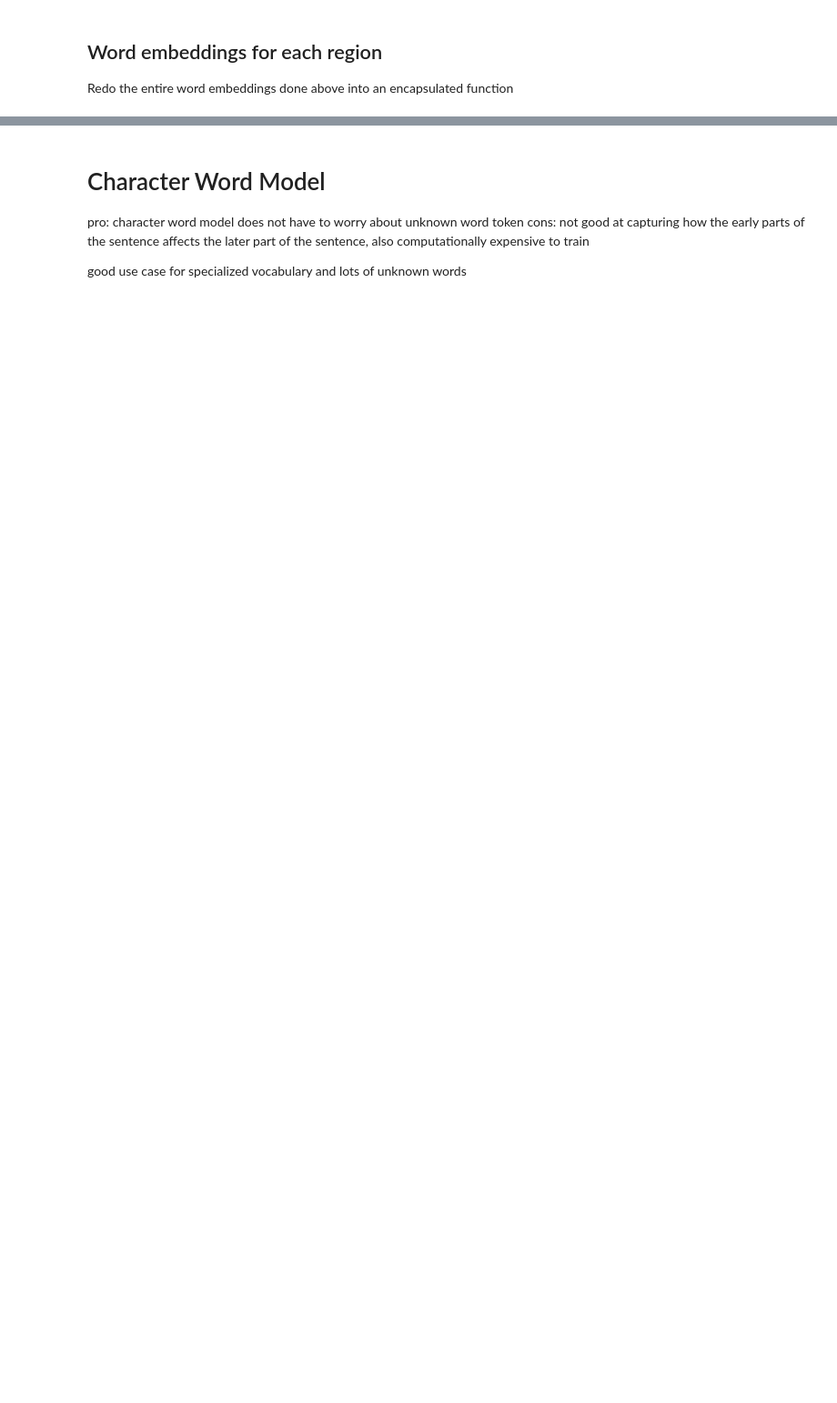
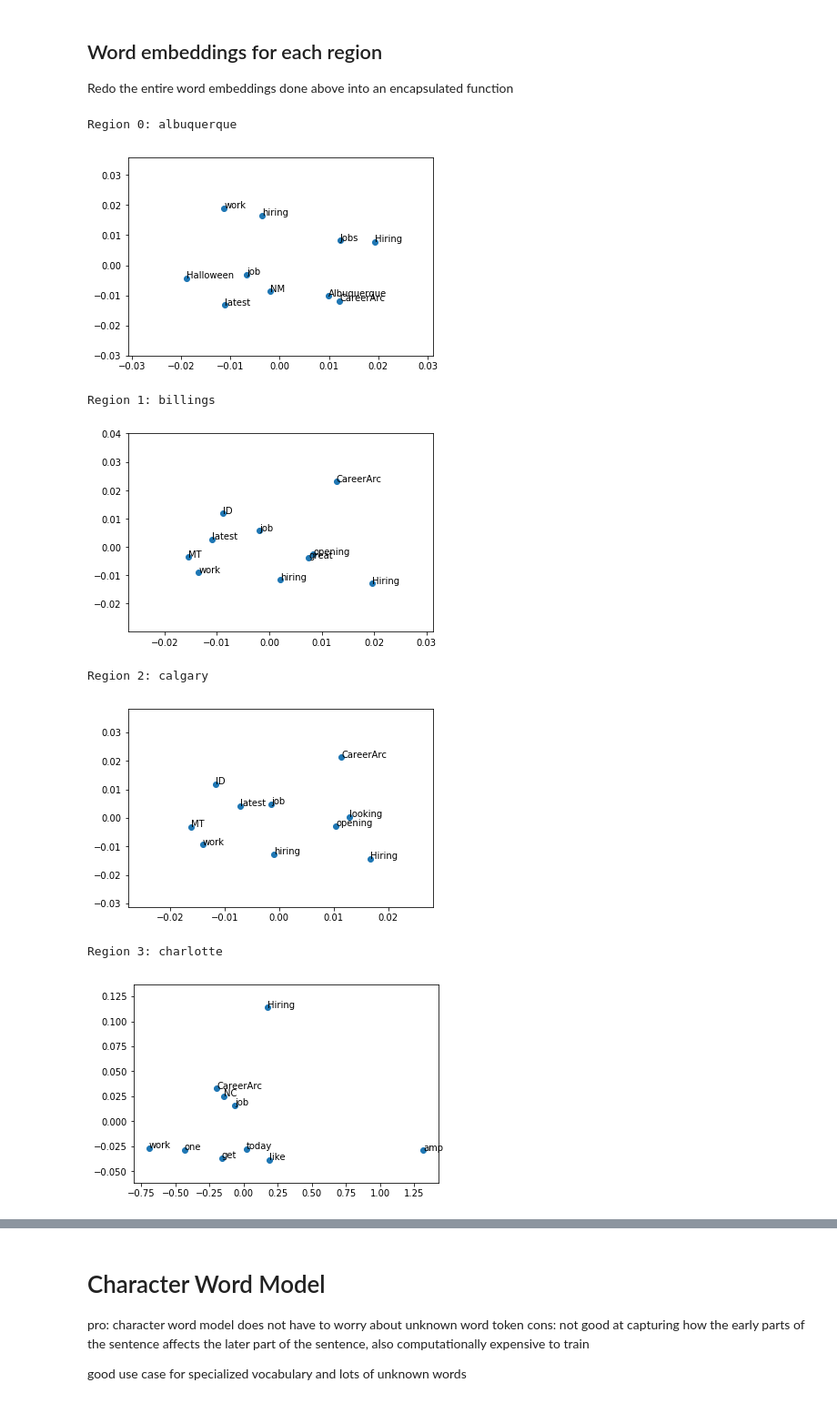
Before and after one commit to tiffapedia/w266-final, a Jupyter notebook: divya-models/word_embeddings_and_attention_translation_models.ipynb, the cells around one changed output, grey strips where cells are left out. Shown at 91% size. Cells and saved outputs as stored; diff of their text form; code cells hidden in the pictures; blank space fills up the shorter version.

```diff
--- a/divya-models/word_embeddings_and_attention_translation_models.ipynb
+++ b/divya-models/word_embeddings_and_attention_translation_models.ipynb
@@ -252,11 +259,11 @@ unique_words_count_without_stopwords
 
 Redo the entire word embeddings done above into an encapsulated function
 # %%
-def plot_word_embeddings(data):
+def plot_word_embeddings(data, region):
 
     # convert each tweet to a list of words
     sentences = list()
-    for sentence in df.text.tolist():
+    for sentence in data:
         word_list = re.sub("[^\w]", " ", sentence).split()
         sentences.append(word_list)
 
@@ -267,13 +274,46 @@ def plot_word_embeddings(data):
     # list the words
     words = list(model.wv.vocab)
 
+    # create a dictionary with frequency of words
+    unique_words = set(words)
+    unique_words_count = dict()
+    for word in unique_words:
+        unique_words_count[word] = model.wv.vocab[word].count
+    unique_words_count = dict(sorted(unique_words_count.items(), key=lambda v: v[1], reverse=True))
+
+    # create a copy of that dictionary
+    unique_words_count_without_stopwords = unique_words_count.copy()
+
+    # filter out stopwords from the dictionary
+    stop_words = set(stopwords.words('english'))
+    for key in unique_words_count.keys():
+        if key.lower() in stop_words:
+            unique_words_count_without_stopwords.pop(key, None)
+
     # retrieve all of the vectors from the trained model
-    x  = model[model.wv.vocab]
+    top10 = list(unique_words_count_without_stopwords)[:10]
+    top10_x  = model[top10]
 
     # fit a 2D PCA model to the vectors
     pca = PCA(n_components=2)
-    result = pca.fit_transform(x)
+    result = pca.fit_transform(top10_x)
     pyplot.scatter(result[:, 0], result[:, 1])
-    for i, word in enumerate(words):
+    for i, word in enumerate(top10):
         pyplot.annotate(word, xy=(result[i, 0], result[i, 1]))
     pyplot.show()
+    pyplot.savefig('imgs/word2vec_top10_region{}_{}'.format(region, now.strftime('%Y%m%d_%H%M%S')))
+# %%
+# with 40K dataset
+for region in regions_mapping.values():
+    print('Region {}: {}'.format(region, idx2region[region]))
+    data = df_40k.loc[df_40k.region == region]
+    plot_word_embeddings(data.text.tolist(), region)
+# %% [output]
+Region 0: albuquerque
+[figure, added]
+Region 1: billings
+[figure, added]
+Region 2: calgary
+[figure, added]
+Region 3: charlotte
+[figure, added]
```
Also changed, not shown: parts of 6 cells of this notebook, 24 other files.
